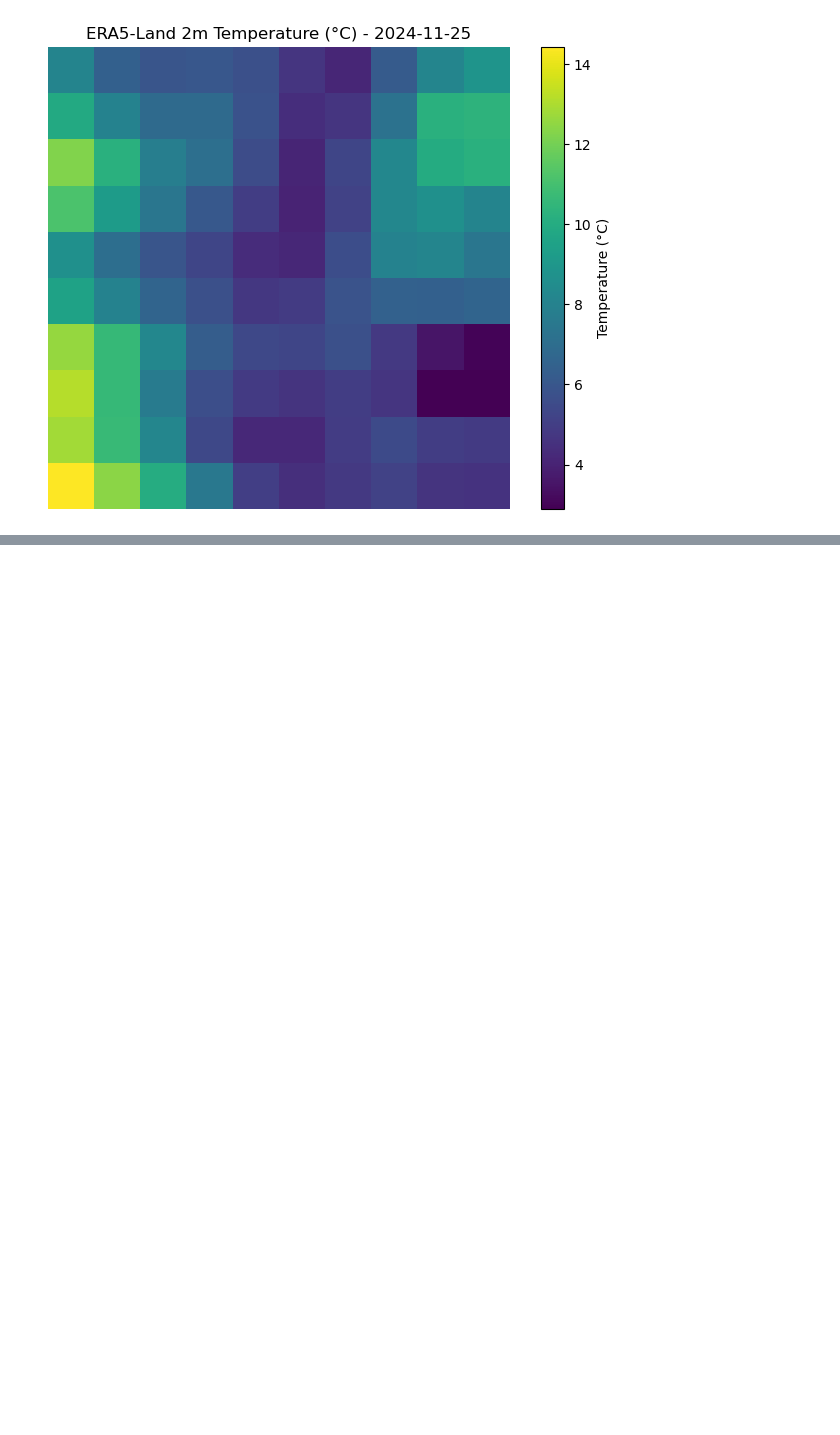
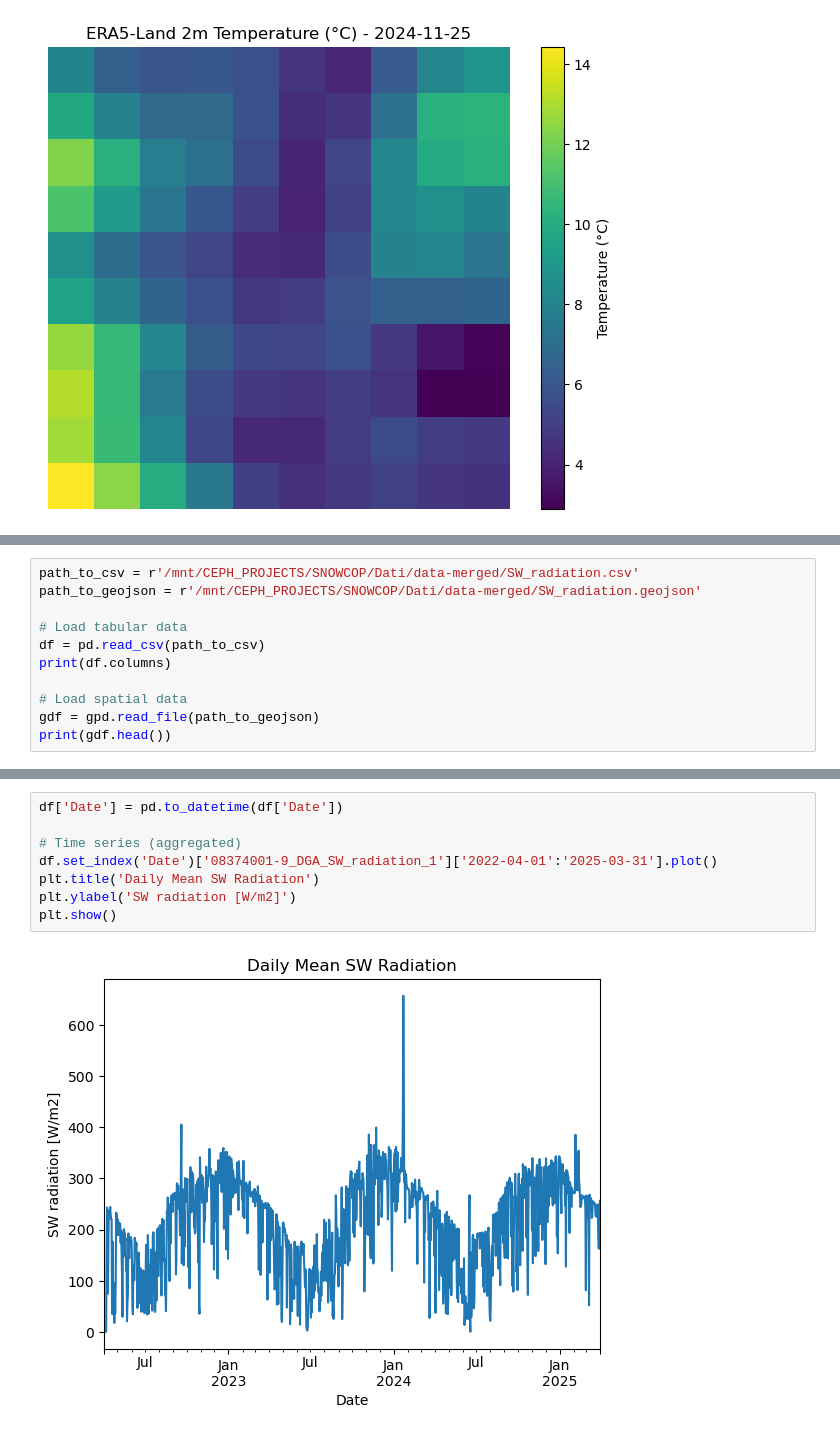
Before and after one commit to SNOWCOP/D32_data_access_demo, a Jupyter notebook: data_acess.ipynb, the cells around one changed output, grey strips where cells are left out. Drawn from its saved outputs; the diff is of its cells as text; blank space fills up the shorter version.

```diff
--- a/data_acess.ipynb
+++ b/data_acess.ipynb
@@ -212,0 +219,11 @@ In-situ measurements of temperature and solar radiation
+# %%
+path_to_csv = r'/mnt/CEPH_PROJECTS/SNOWCOP/Dati/data-merged/SW_radiation.csv'
+path_to_geojson = r'/mnt/CEPH_PROJECTS/SNOWCOP/Dati/data-merged/SW_radiation.geojson'
+
+# Load tabular data
+df = pd.read_csv(path_to_csv)
+print(df.columns)
+
+# Load spatial data
+gdf = gpd.read_file(path_to_geojson)
+print(gdf.head())
@@ -212,0 +248,10 @@ In-situ measurements of temperature and solar radiation
+# %%
+df['Date'] = pd.to_datetime(df['Date'])
+
+# Time series (aggregated)
+df.set_index('Date')['08374001-9_DGA_SW_radiation_1']['2022-04-01':'2025-03-31'].plot()
+plt.title('Daily Mean SW Radiation')
+plt.ylabel('SW radiation [W/m2]')
+plt.show()
+# %% [output]
+[figure, added]
```
Also changed, not shown: parts of 19 cells of this notebook, 1 other file.
